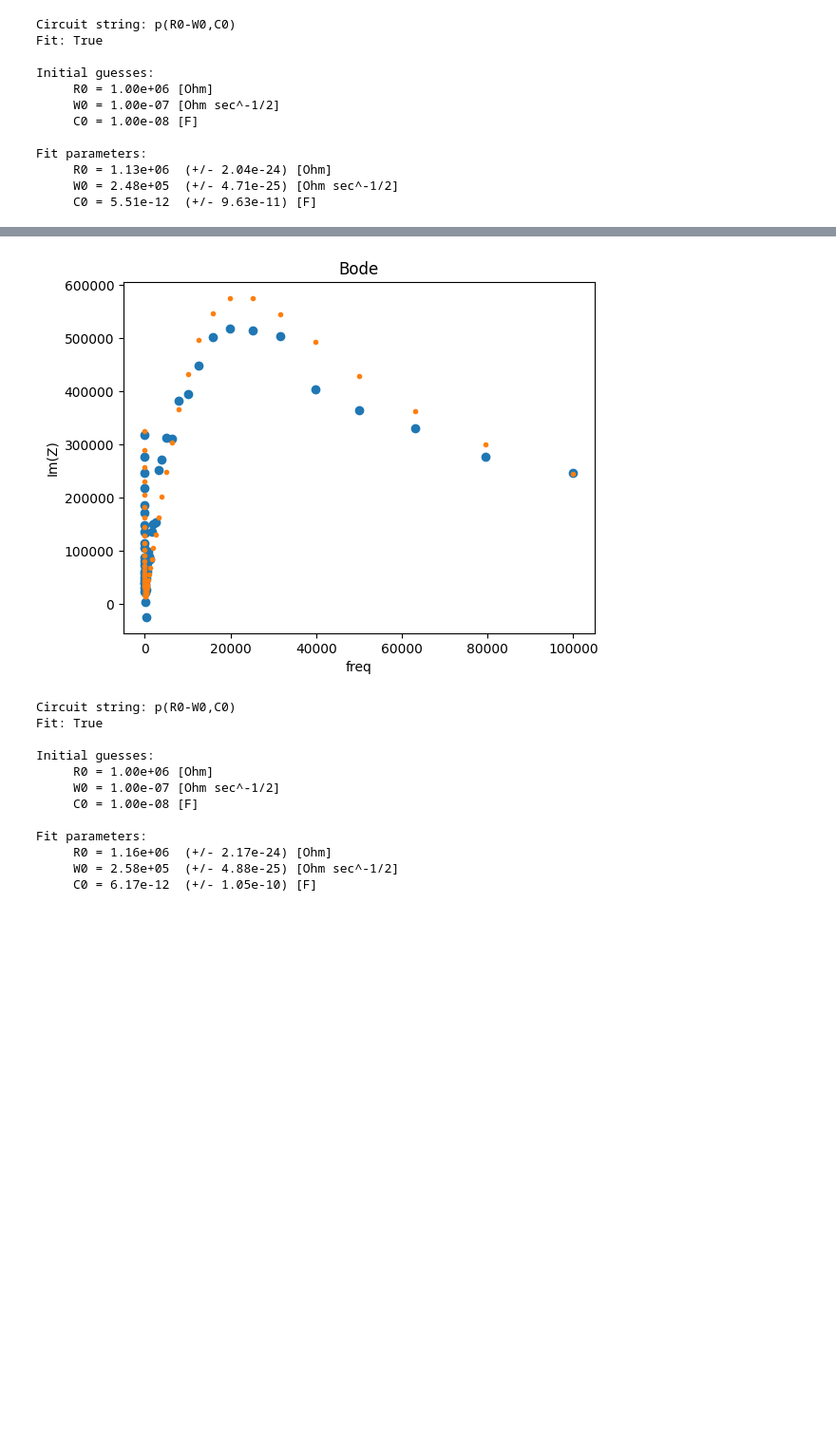
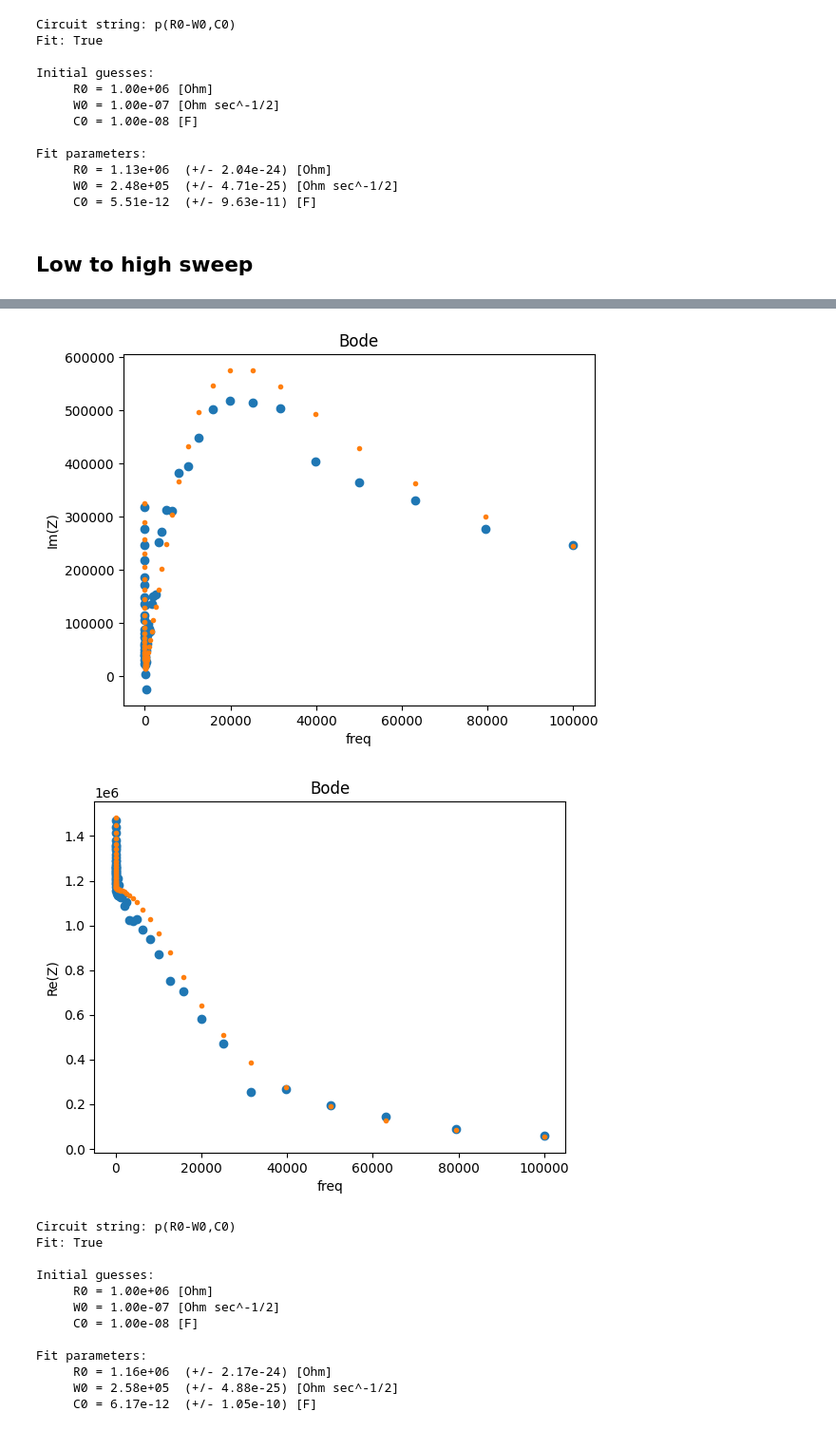
Before and after one commit to beepmo/gator, a Jupyter notebook: data/06-20/litao3_gating.ipynb, the cells around one changed output, grey strips where cells are left out. Shown at 95% size. Cells and saved outputs as stored; diff of their text form; code cells hidden in the pictures; blank space fills up the shorter version.

```diff
--- a/data/06-20/litao3_gating.ipynb
+++ b/data/06-20/litao3_gating.ipynb
@@ -228,33 +237,43 @@ Fit parameters:
      R0 = 1.13e+06  (+/- 2.04e-24) [Ohm]
      W0 = 2.48e+05  (+/- 4.71e-25) [Ohm sec^-1/2]
      C0 = 5.51e-12  (+/- 9.63e-11) [F]
+# %% [markdown]
+## Low to high sweep
 # %%
 freqs, Z = preprocessing.readZPlot('LiTao3_ltoh.z')
 freqs, Z = np.delete(freqs, 28), np.delete(Z, 28) # remove 1 noise point (argmin(Z.imag))
 
 circuit = 'p(R0-W0,C0)'
 init = [10**6, 10**-7, 10**-8]
 
 circuit = CustomCircuit(circuit, initial_guess=init)
 circuit.fit(freqs, Z)
 Z_fit = circuit.predict(freqs)
 
 plt.plot(Z.real, -Z.imag, 'o')
 plt.plot(Z_fit.real, -Z_fit.imag, '.')
 plt.ylabel('Imaginary')
 plt.xlabel('Real')
 plt.title('Nyquist')
 plt.show()
 
 plt.plot(freqs, -Z.imag, 'o')
 plt.plot(freqs, -Z_fit.imag, '.')
 plt.ylabel('Im(Z)')
 plt.xlabel('freq')
 plt.title('Bode')
 plt.show()
+
+plt.plot(freqs, Z.real, 'o')
+plt.plot(freqs, Z_fit.real, '.')
+plt.ylabel('Re(Z)')
+plt.xlabel('freq')
+plt.title('Bode')
+plt.show()
 # %% [output]
 [figure]
 [figure]
+[figure, added]
 # %%
 print(circuit)
 # %% [output]
```
Also changed, not shown: parts of 11 cells of this notebook.
